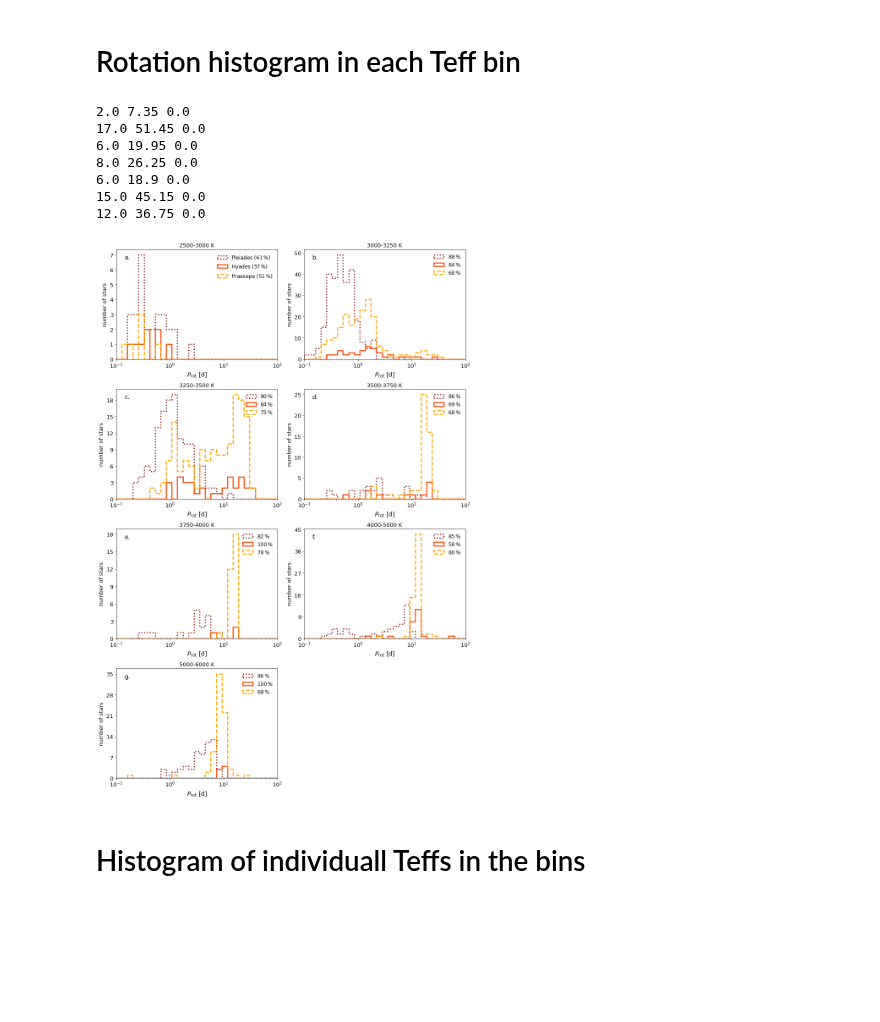
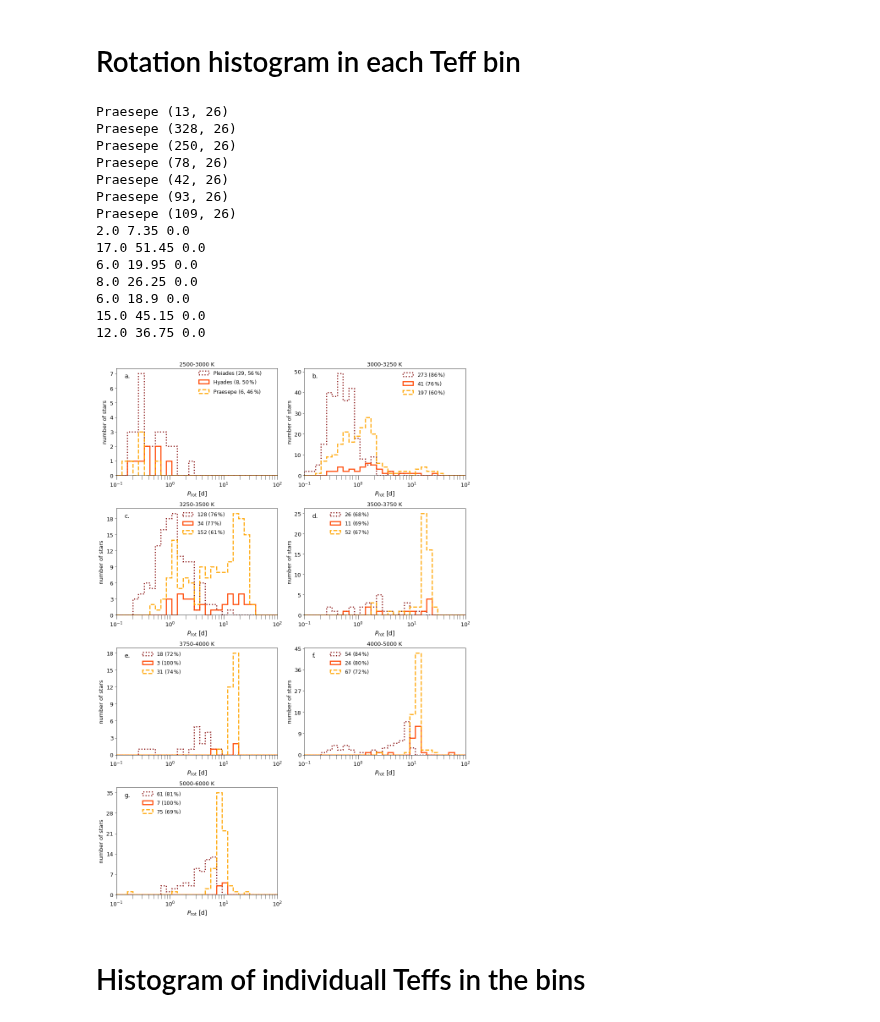
Before and after one commit to ekaterinailin/flares-in-clusters-with-k2-ii, a Jupyter notebook: VettingFlares/Rotation_histograms_pleiades_hyades_praesepe.ipynb, the cells around one changed output. Drawn from its saved outputs; the diff is of its cells as text; code cells hidden in the pictures; blank space fills up the shorter version.

Commit message:
Added improvements to rotation histograms

```diff
--- a/VettingFlares/Rotation_histograms_pleiades_hyades_praesepe.ipynb
+++ b/VettingFlares/Rotation_histograms_pleiades_hyades_praesepe.ipynb
@@ -11,7 +11,8 @@ import time
 tstamp = time.strftime("%d_%m_%Y_%H_%M", time.localtime())
 
 for att in ['axes.labelsize', 'axes.titlesize', 'legend.fontsize',
-            'legend.fontsize', 'xtick.labelsize', 'ytick.labelsize']:
+            'legend.fontsize', 'xtick.labelsize', 'ytick.labelsize',
+            ]:
     plt.rcParams[att] = 13
 
 import logging
@@ -26,4 +27,5 @@ df = pd.read_csv("../k2scoc/results/tables/2020_05_final_flares.csv")
 
 hasflares = (df.real==1) & (df.todrop.isnull())
 wassearched = (df.real==0)  & (df.todrop.isnull())
-df = df[hasflares  | wassearched]
+Teffs = (df.Teff_median>2500)  & (df.Teff_median < 6000)
+df = df[(hasflares  | wassearched) & Teffs]
@@ -140,18 +146,24 @@ bins_T = pd.cut(pleiadesflares["Teff_median"],
 
 Tpleiades = pleiadesflares.groupby(bins_T)
 # %%
+def totn_frac(k, cluster):
+    r = df_pivot.loc[bint,('f',   cluster)]
+    rstr = fr"${float(r)*100:.0f}\,\%$"
+    r = df_totn.loc[bint,('P',   cluster)]
+    nstr = f"{int(r)}"
+    if k==0:
+        lab = fr"{cluster} ({nstr}, {rstr})"
+    else:
+        lab = fr"{nstr} ({rstr})"
+    return lab
+
 fig, axes = plt.subplots(nrows=4,ncols=2,figsize=(12.5,18.5), squeeze=True)
 axes = [l for x in axes for l in x]
 
 k=0
 for bint, g in Tpleiades:
     g = g.drop_duplicates(subset=["EPIC","prot"])
-    r = df_pivot.loc[bint,('f',   'Pleiades')]
-    rstr = fr"${float(r)*100:.0f}\,\%$"
-    if k==0:
-        lab = fr"Pleiades ({rstr})"
-    else:
-        lab = fr"{rstr}"
+    lab = totn_frac(k, "Pleiades")
     g.prot.hist(bins=bins, ax=axes[k],edgecolor="maroon", linestyle="dotted",
                 histtype="step",linewidth=2.5,label=lab)
 
@@ -159,12 +171,7 @@ for bint, g in Tpleiades:
 k=0
 for bint, g in Thyades:
     g = g.drop_duplicates(subset=["EPIC","prot"])
-    r = df_pivot.loc[bint,('f',   'Hyades')]
-    rstr = fr"${float(r)*100:.0f}\,\%$"
-    if k==0:
-        lab = fr"Hyades ({rstr})"
-    else:
-        lab = fr"{rstr}"
+    lab = totn_frac(k, "Hyades")
     g.prot.hist(bins=bins, ax=axes[k],edgecolor="orangered",
                 histtype="step",linewidth=2.5,label=lab)
     k += 1
@@ -173,7 +180,7 @@ for bint, g in Thyades:
 # k=0
 # for bint, g in Traetz:
 #     g = g.drop_duplicates(subset=["EPIC","Prot"])
-#     g.Prot.hist(bins=bins, ax=axes[k],edgecolor="k", linestyle="dotted",
+#     g.Prot.hist(bins=bins, ax=axes[k],edgecolor="k",
 #                 histtype="step",linewidth=2,label="Raetz+2020")
 #     k += 1
 #------------------------------------------------------
@@ -181,12 +188,8 @@ for bint, g in Thyades:
 k=0
 for bint, g in Tpraesepe:
     g = g.drop_duplicates(subset=["EPIC","prot"])
-    r = df_pivot.loc[bint,('f',   'Praesepe')]
-    rstr = fr"${float(r)*100:.0f}\,\%$"
-    if k==0:
-        lab = fr"Praesepe ({rstr})"
-    else:
-        lab = fr"{rstr}"
+    print("Praesepe",g.shape)
+    lab = totn_frac(k, "Praesepe")
     g.prot.hist(bins=bins, ax=axes[k],edgecolor="orange",
                 histtype="step",linewidth=2.5, linestyle="dashed",
                 label=lab)
@@ -196,35 +199,44 @@ for bint, g in Tpraesepe:
     axes[k].set_xlim(.1,100)
     axes[k].set_xlabel(r"$P_\mathrm{rot}$ [d]", fontsize=14)
     k += 1
 
 
 numer = ["a.","b.","c.","d.","e.","f.","g."]
+locs = {0:.5,1:.6,2:.4,3:.15,4:.15,5:.15,6:.15}
 for i, ax in enumerate(axes[:-1:]):
     ax.grid(False)
     ax.set_ylabel("number of stars")
+    ax.tick_params(axis='x', length=10, which="both")
     start, end = ax.get_ylim()
     print((end-start)//3, end, start)
     ax.yaxis.set_ticks(np.arange(start, end, (end-start)//5))
 
     ax.text(0.05, 0.9, numer[i], horizontalalignment='left',fontsize=14,
                          verticalalignment='bottom', transform=ax.transAxes)
-    ax.legend(frameon=False, fontsize=12)
+    ax.legend(frameon=False, fontsize=12, loc=(locs[i],.73))
 
 axes[-1].axis('off')
 #axes[0].legend()
 plt.tight_layout()
 
 plt.savefig(f"plots/{tstamp}_SpT_wise_rotation.png", dpi=300)
 plt.savefig(f"{paperdir}pics/rotation/SpT_wise_rotation.png", dpi=300)
 # %% [output]
+Praesepe (13, 26)
+Praesepe (328, 26)
+Praesepe (250, 26)
+Praesepe (78, 26)
+Praesepe (42, 26)
+Praesepe (93, 26)
+Praesepe (109, 26)
 2.0 7.35 0.0
 17.0 51.45 0.0
 6.0 19.95 0.0
 8.0 26.25 0.0
 6.0 18.9 0.0
 15.0 45.15 0.0
 12.0 36.75 0.0
-[figure, old version]
+[figure, new version]
 # %% [markdown]
 # Histogram of individuall Teffs in the bins
 # %%
```
Also changed, not shown: parts of 7 cells of this notebook, 1 other file.
